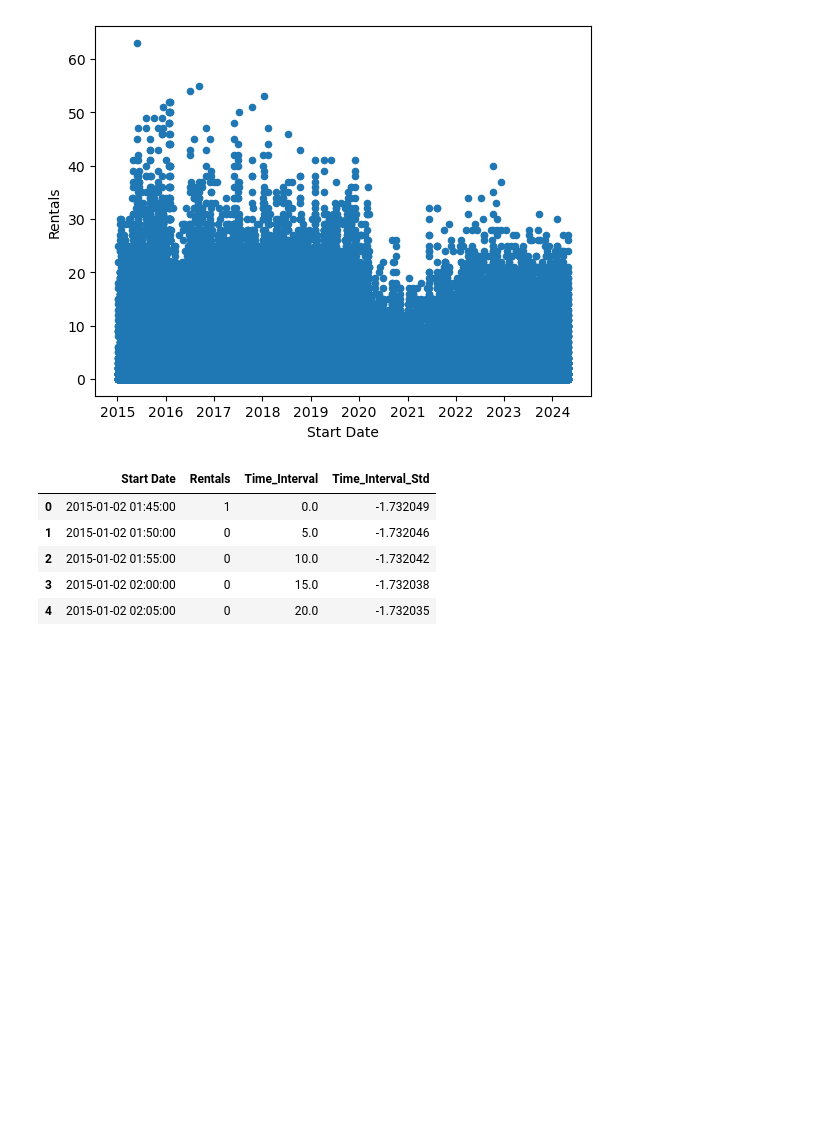
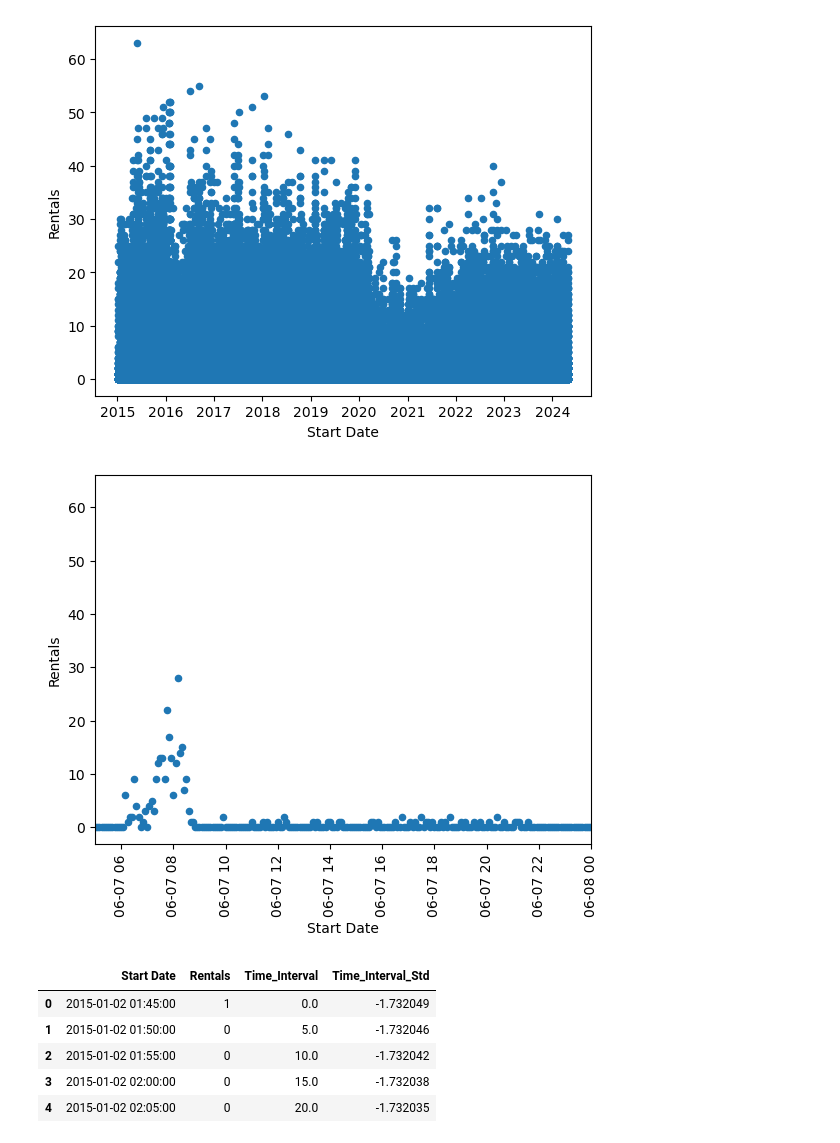
Before and after one commit to orenjhargreaves/TFL_bikes, a Jupyter notebook: Exploring waterloo df.ipynb, the cells around one changed output. Cells and saved outputs as stored; diff of their text form; code cells hidden in the pictures; blank space fills up the shorter version.

Commit message:
made plot nicer with a zoomed inversion

```diff
--- a/Exploring waterloo df.ipynb
+++ b/Exploring waterloo df.ipynb
@@ -65,6 +70,13 @@ rentals_5min.plot.scatter(x='Start Date', y='Rentals')
 # %% [output]
 <Axes: xlabel='Start Date', ylabel='Rentals'>
 [figure]
+# %%
+ax = rentals_5min.plot.scatter(x='Start Date', y='Rentals')
+ax.set_xlim(pd.to_datetime('2022-06-07 05:00:00'), pd.to_datetime('2022-06-8 00:00:00'))
+ax.tick_params(axis='x', rotation=90)
+# plt.show()
+# %% [output]
+[figure, added]
 # %%
 rentals_5min['Time_Interval'] = (rentals_5min['Start Date'] - rentals_5min['Start Date'].min()).dt.total_seconds() / 60
 scaler = StandardScaler()
```
Also changed, not shown: parts of 13 cells of this notebook.
